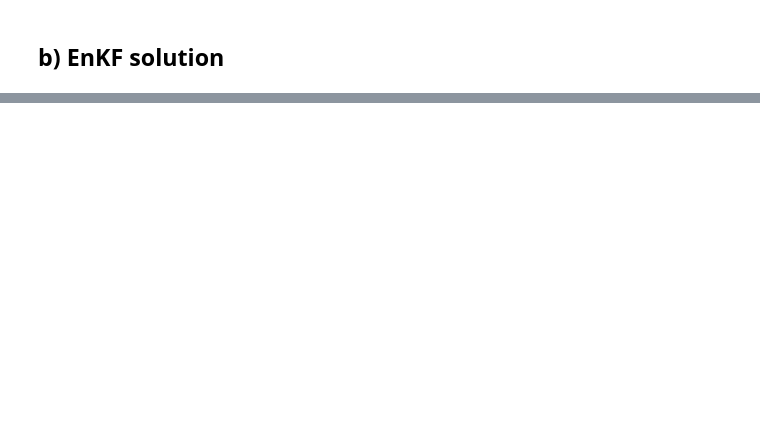
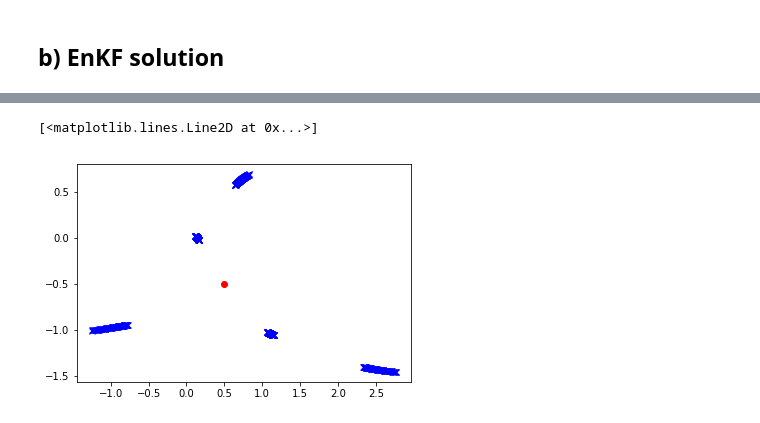
Before and after one commit to JIMMY-KSU/seminar_enkf_analysis, a Jupyter notebook: enkf.ipynb, the cells around one changed output, grey strips where cells are left out. Drawn from its saved outputs; the diff is of its cells as text; code cells hidden in the pictures; blank space fills up the shorter version.

```diff
--- a/enkf.ipynb
+++ b/enkf.ipynb
@@ -253,0 +254,9 @@ plt.plot(2.5/np.array(range(1,100))**0.5, '--')
+# %%
+for i in range(0,int(t1/dt)):
+    plt.plot(path[i,:,0], path[i,:,1], 'bx')
+
+plt.plot(path[:,:,0], path[:,:,1], 'b--', lw=1)
+plt.plot(u_real[:,0], u_real[:,1], 'ro')
+# %% [output]
+[<matplotlib.lines.Line2D at 0x...>]
+[figure, added]
```
Also changed, not shown: parts of 11 cells of this notebook.
